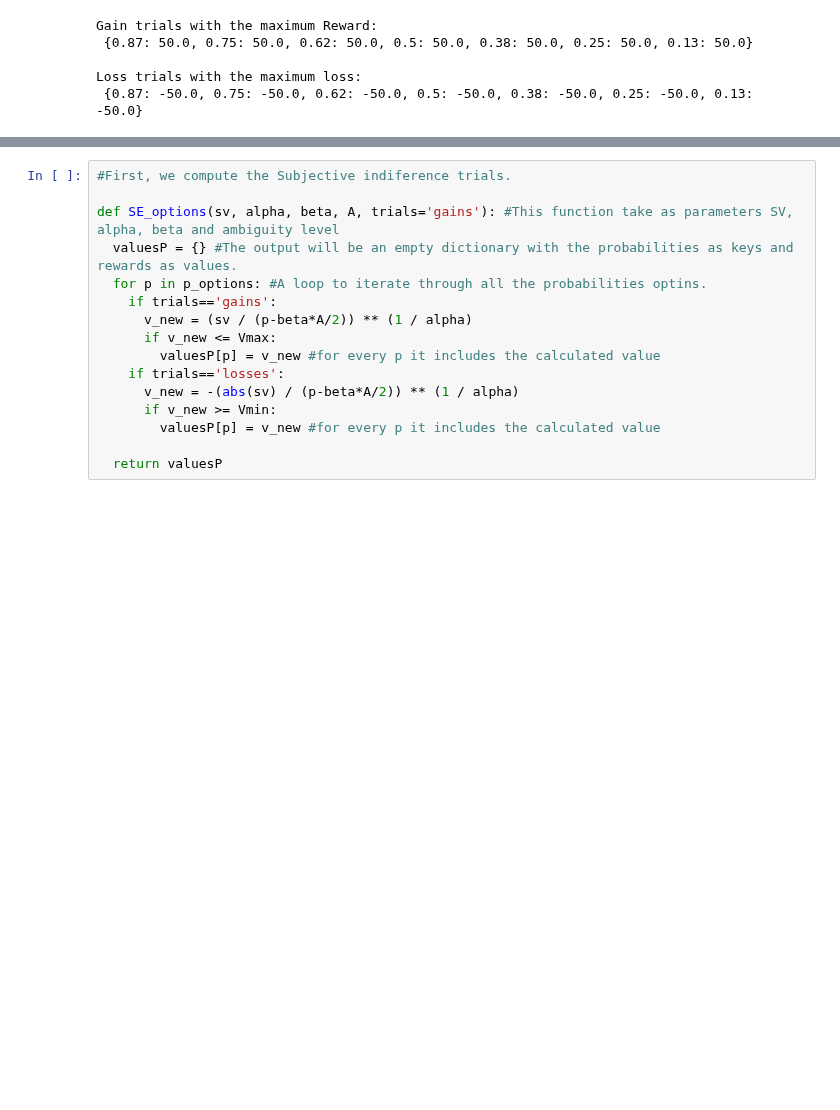
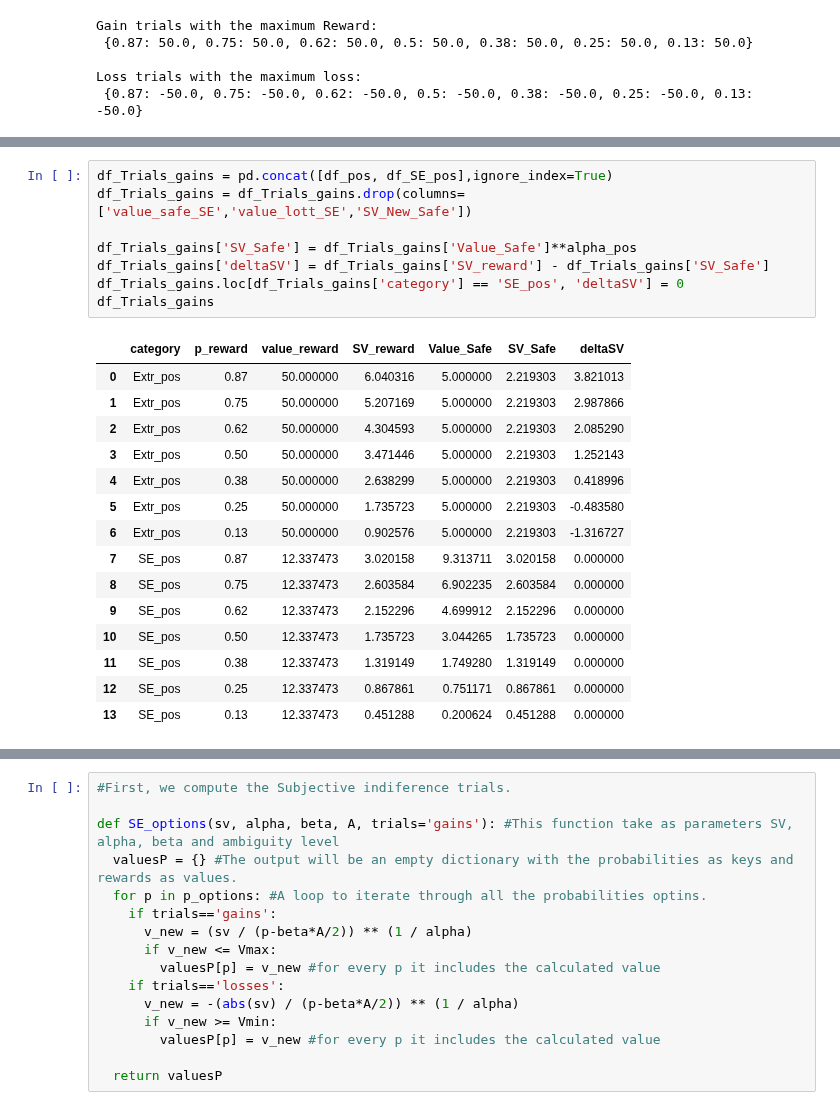
Before and after one commit to CDN-Lab/Adaptive_Choicesets, a Jupyter notebook: symmetrical_choice_set.ipynb, the cells around one changed output, grey strips where cells are left out. Saved outputs shown, nothing was run; the diff lists cells and outputs as text; blank space fills up the shorter version.

```diff
--- a/symmetrical_choice_set.ipynb
+++ b/symmetrical_choice_set.ipynb
@@ -222,0 +235,24 @@ TypeError: '<' not supported between instances of 'str' and 'int'
+# %%
+df_Trials_gains = pd.concat([df_pos, df_SE_pos],ignore_index=True)
+df_Trials_gains = df_Trials_gains.drop(columns=['value_safe_SE','value_lott_SE','SV_New_Safe'])
+
+df_Trials_gains['SV_Safe'] = df_Trials_gains['Value_Safe']**alpha_pos
+df_Trials_gains['deltaSV'] = df_Trials_gains['SV_reward'] - df_Trials_gains['SV_Safe']
+df_Trials_gains.loc[df_Trials_gains['category'] == 'SE_pos', 'deltaSV'] = 0
+df_Trials_gains
+# %% [output]
+|  | category | p_reward | value_reward | SV_reward | Value_Safe | SV_Safe | deltaSV |
+| 0 | Extr_pos | 0.87 | 50.000000 | 6.040316 | 5.000000 | 2.219303 | 3.821013 |
+| 1 | Extr_pos | 0.75 | 50.000000 | 5.207169 | 5.000000 | 2.219303 | 2.987866 |
+| 2 | Extr_pos | 0.62 | 50.000000 | 4.304593 | 5.000000 | 2.219303 | 2.085290 |
+| 3 | Extr_pos | 0.50 | 50.000000 | 3.471446 | 5.000000 | 2.219303 | 1.252143 |
+| 4 | Extr_pos | 0.38 | 50.000000 | 2.638299 | 5.000000 | 2.219303 | 0.418996 |
+| 5 | Extr_pos | 0.25 | 50.000000 | 1.735723 | 5.000000 | 2.219303 | -0.483580 |
+| 6 | Extr_pos | 0.13 | 50.000000 | 0.902576 | 5.000000 | 2.219303 | -1.316727 |
+| 7 | SE_pos | 0.87 | 12.337473 | 3.020158 | 9.313711 | 3.020158 | 0.000000 |
+| 8 | SE_pos | 0.75 | 12.337473 | 2.603584 | 6.902235 | 2.603584 | 0.000000 |
+| 9 | SE_pos | 0.62 | 12.337473 | 2.152296 | 4.699912 | 2.152296 | 0.000000 |
+| 10 | SE_pos | 0.50 | 12.337473 | 1.735723 | 3.044265 | 1.735723 | 0.000000 |
+| 11 | SE_pos | 0.38 | 12.337473 | 1.319149 | 1.749280 | 1.319149 | 0.000000 |
+| 12 | SE_pos | 0.25 | 12.337473 | 0.867861 | 0.751171 | 0.867861 | 0.000000 |
+| 13 | SE_pos | 0.13 | 12.337473 | 0.451288 | 0.200624 | 0.451288 | 0.000000 |
```
Also changed, not shown: parts of 11 cells of this notebook.
